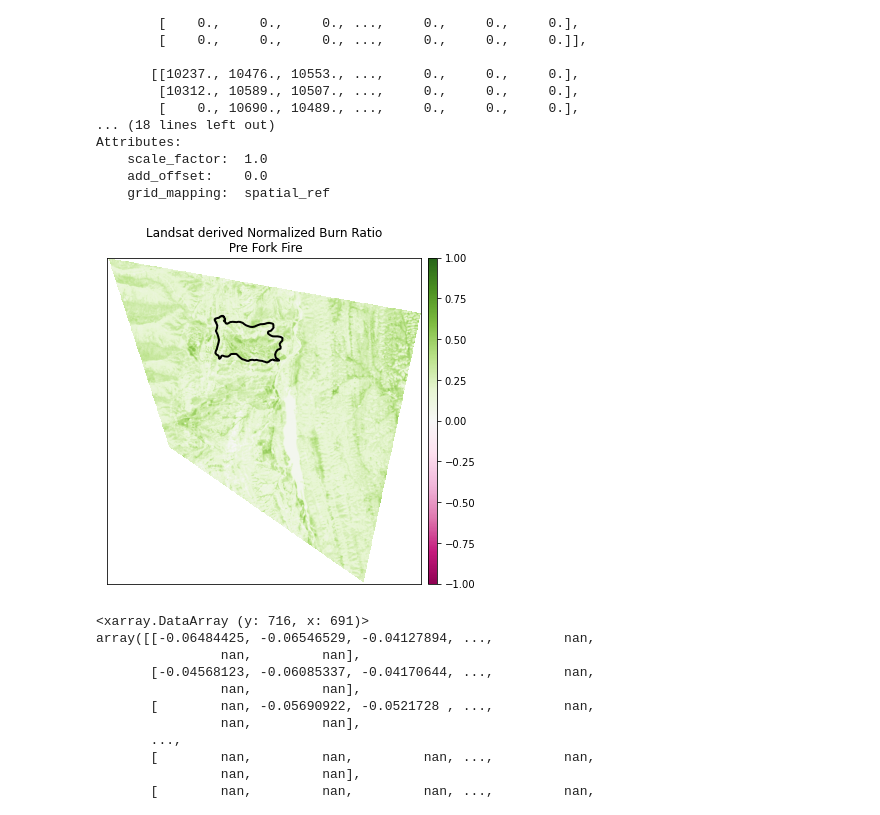
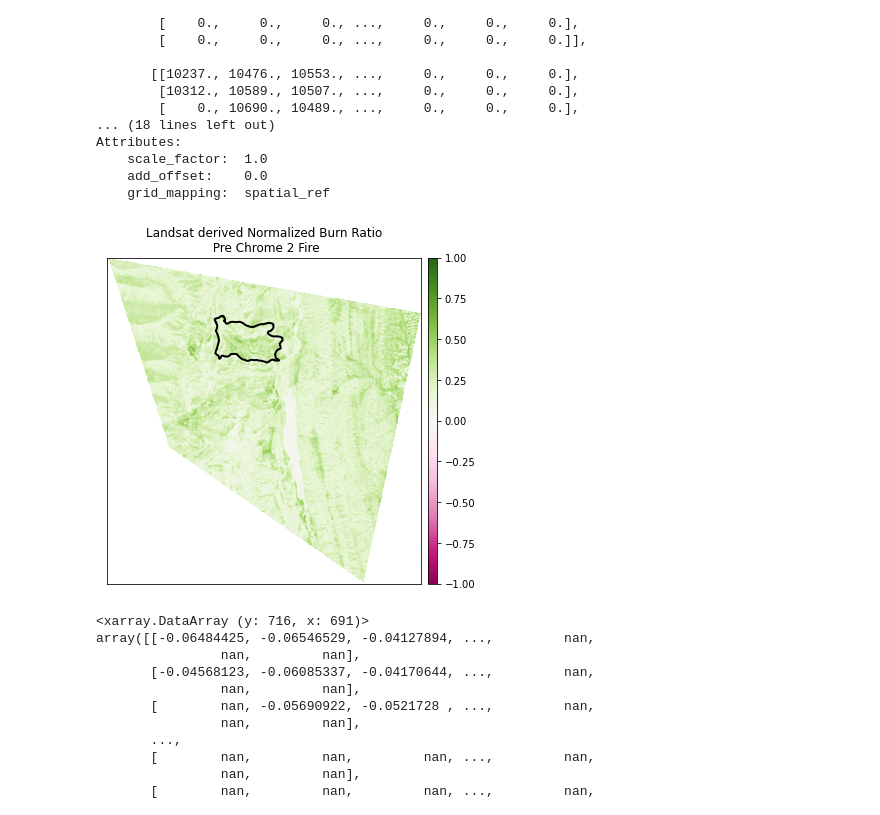
Before and after one commit to jonnyhayes1/Programming-for-Remote-Sensing, a Jupyter notebook: Code Submission.ipynb, the cells around one changed output. Cells and saved outputs as stored; diff of their text form; code cells hidden in the pictures.

```diff
--- a/Code Submission.ipynb
+++ b/Code Submission.ipynb
@@ -231,25 +231,25 @@ fire_bound_utmz13 = fire_boundary.to_crs(landsat_pre_fire.rio.crs)
 # %%
 # Calculate NBR & plot
 landsat_prefire_nbr = (
     landsat_pre_fire[0]-landsat_pre_fire[2]) / (landsat_pre_fire[0]+landsat_pre_fire[2])
 
 fig, ax = plt.subplots(figsize=(12, 6))
 
 ep.plot_bands(landsat_prefire_nbr,
               cmap='PiYG',
               vmin=-1,
               vmax=1,
               ax=ax,
               extent=extent_landsat,
-              title="Landsat derived Normalized Burn Ratio\n Pre Fork Fire")
+              title="Landsat derived Normalized Burn Ratio\n Pre Chrome 2 Fire")
 
 fire_bound_utmz13.plot(ax=ax,
                        color='None',
                        edgecolor='black',
                        linewidth=2)
 plt.show()
 # %% [output]
-[figure, old version]
+[figure, new version]
 # %%
 #Calculate the dNBR and Print the Results
 dnbr_landsat = landsat_prefire_nbr - landsat_postfire_nbr
```
Also changed, not shown: parts of 2 cells of this notebook.
